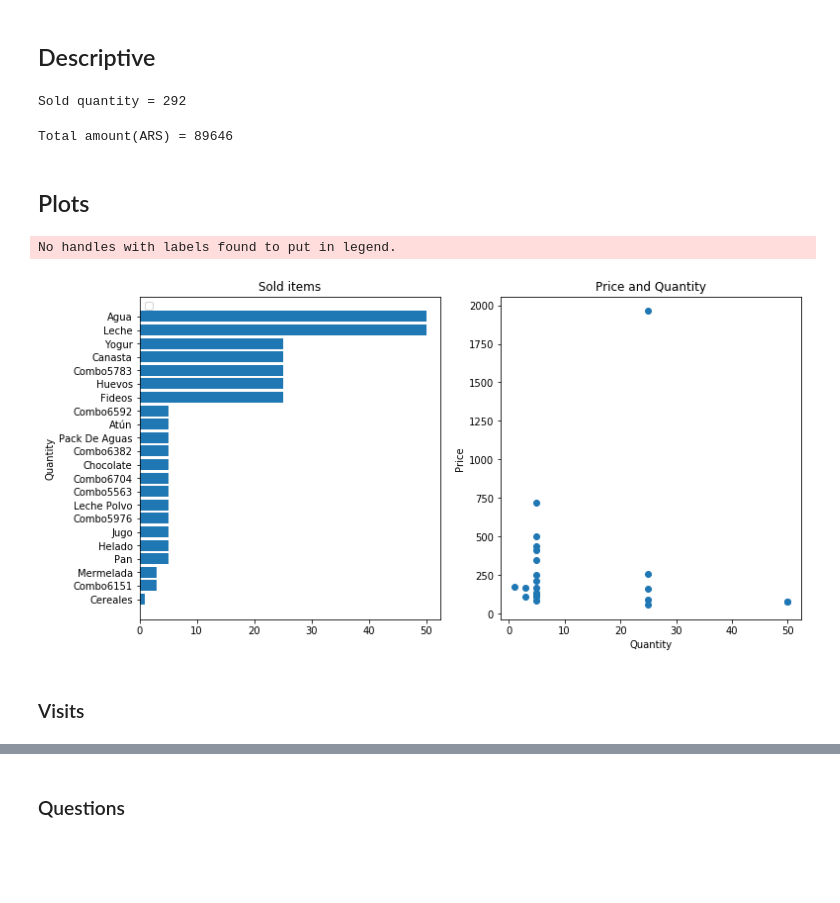
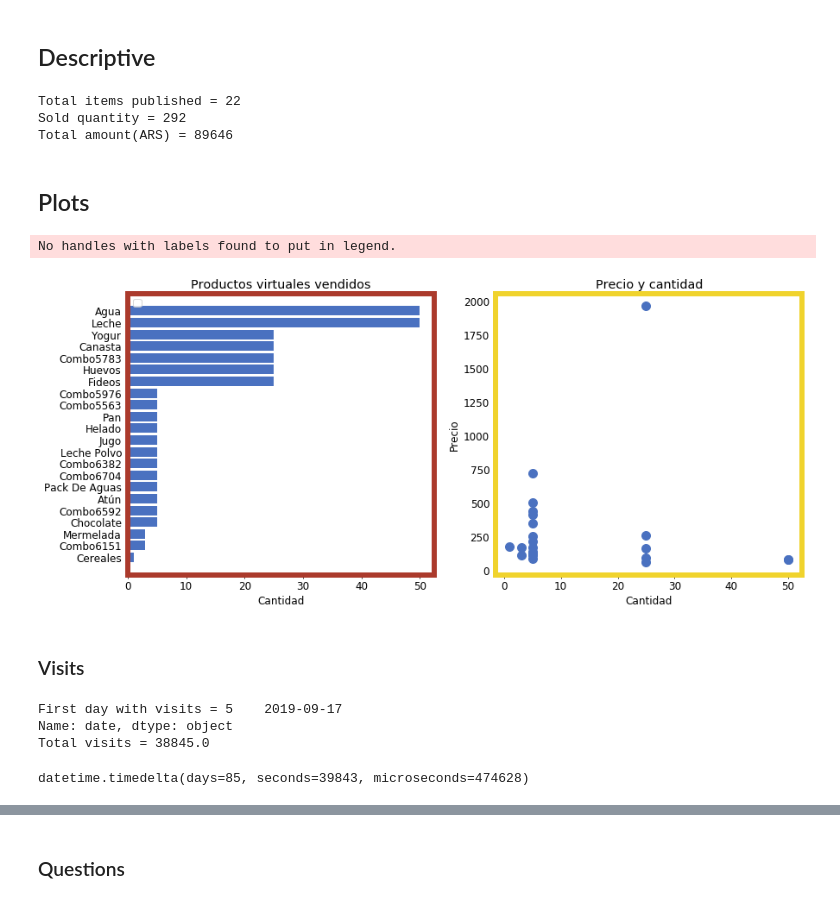
Before and after one commit to aranmariaines/ml_solidario_bancoalimentos, a Jupyter notebook: exploratory.ipynb, the cells around one changed output, grey strips where cells are left out. Drawn from its saved outputs; the diff is of its cells as text; code cells hidden in the pictures; blank space fills up the shorter version.

Commit message:
getting_data and plots

```diff
--- a/exploratory.ipynb
+++ b/exploratory.ipynb
@@ -6,3 +9,8 @@ import matplotlib.pyplot as plt
+# %%
+# Say, "the default sans-serif font is COMIC SANS"
+matplotlib.rcParams['font.sans-serif'] = "Helvetica"
+matplotlib.rcParams['font.family'] = 'font.sans-serif'
+matplotlib.rcParams['font.size'] = 12
 # %% [markdown]
 ## Import dataframes
 # %%
@@ -19,43 +27,83 @@ df_all_items.head(2)
 2 rows × 28 columns
 # %% [markdown]
 ## Descriptive
-# %%
-total_sold_quantity = df_all_items['sold_quantity'].sum()
-print(f'Sold quantity = {total_sold_quantity}')
-# %% [output]
-Sold quantity = 292
 # %%
+total_items = df_all_items['id'].nunique()
+print(f'Total items published = {total_items}')
+total_sold_quantity = df_all_items['sold_quantity'].sum()
+print(f'Sold quantity = {total_sold_quantity}')
 df_all_items['total'] = df_all_items['price'] * df_all_items['sold_quantity']
 total_amount = df_all_items['total'].sum()
 print(f'Total amount(ARS) = {total_amount}')
 # %% [output]
+Total items published = 22
+Sold quantity = 292
 Total amount(ARS) = 89646
 # %% [markdown]
 ## Plots
 # %%
 fig,(ax1,ax2) = plt.subplots(nrows=1,ncols=2,
-                            figsize=(12,6))
+                            figsize=(14,6))
 
 # Bar
 df_all_items = df_all_items.sort_values(by = 'sold_quantity')
-ax1.barh(df_all_items['smaller_title'], df_all_items['sold_quantity'])
-ax1.set_title('Sold items')
+ax1.barh(df_all_items['smaller_title'], df_all_items['sold_quantity'], color = '#4A71C0')
+ax1.set_title('Productos virtuales vendidos')
 ax1.legend(loc='upper left')
-ax1.set_ylabel('Quantity')
+ax1.set_xlabel('Cantidad')
+# Spines
+ax1.spines['bottom'].set_color('#AB3A2C')
+ax1.spines['top'].set_color('#AB3A2C')
+ax1.spines['right'].set_color('#AB3A2C')
+ax1.spines['left'].set_color('#AB3A2C')
+ax1.spines['bottom'].set_linewidth(6)
+ax1.spines['top'].set_linewidth(6)
+ax1.spines['right'].set_linewidth(6)
+ax1.spines['left'].set_linewidth(6)
 
 # Scatter
 # Adding en axes (stackplot)
-ax2.scatter(df_all_items['sold_quantity'], df_all_items['price'])
-ax2.set_title('Price and Quantity')
+ax2.scatter(df_all_items['sold_quantity'], df_all_items['price'],
+            color = '#4A71C0',
+            s = 100)
+ax2.set_title('Precio y cantidad')
 #ax.legend(loc='upper left')
-ax2.set_ylabel('Price')
-ax2.set_xlabel('Quantity')
+ax2.set_ylabel('Precio')
+ax2.set_xlabel('Cantidad')
+
+# Spines
+ax2.spines['bottom'].set_color('#F0D32D')
+ax2.spines['top'].set_color('#F0D32D')
+ax2.spines['right'].set_color('#F0D32D')
+ax2.spines['left'].set_color('#F0D32D')
+ax2.spines['bottom'].set_linewidth(6)
+ax2.spines['top'].set_linewidth(6)
+ax2.spines['right'].set_linewidth(6)
+ax2.spines['left'].set_linewidth(6)
 
 # Plot
 fig.tight_layout # clean up whitespaces
+# Save plot
+plt.savefig('plots/price_quantity.png')
+# Show
 plt.show()
 # %% [output]
 No handles with labels found to put in legend.
-[figure, old version]
+[figure, new version]
 # %% [markdown]
 ### Visits
+# %%
+# Sum all visits per day
+df_all_visits['total'] = df_all_visits.sum(axis = 1, skipna = True)
+first_day_with_visits = df_all_visits.loc[df_all_visits['total'] > 0].sort_values(by='total').head(1)['date']
+print(f'First day with visits = {first_day_with_visits}')
+total_vists = df_all_visits['total'].sum()
+print(f'Total visits = {total_vists}')
+# %% [output]
+First day with visits = 5    2019-09-17
+Name: date, dtype: object
+Total visits = 38845.0
+# %%
+pd.datetime.today() - datetime.strptime('2019-09-17', '%Y-%m-%d')
+# %% [output]
+datetime.timedelta(days=85, seconds=39843, microseconds=474628)
```
Also changed, not shown: parts of 5 cells of this notebook, 11 other files.
